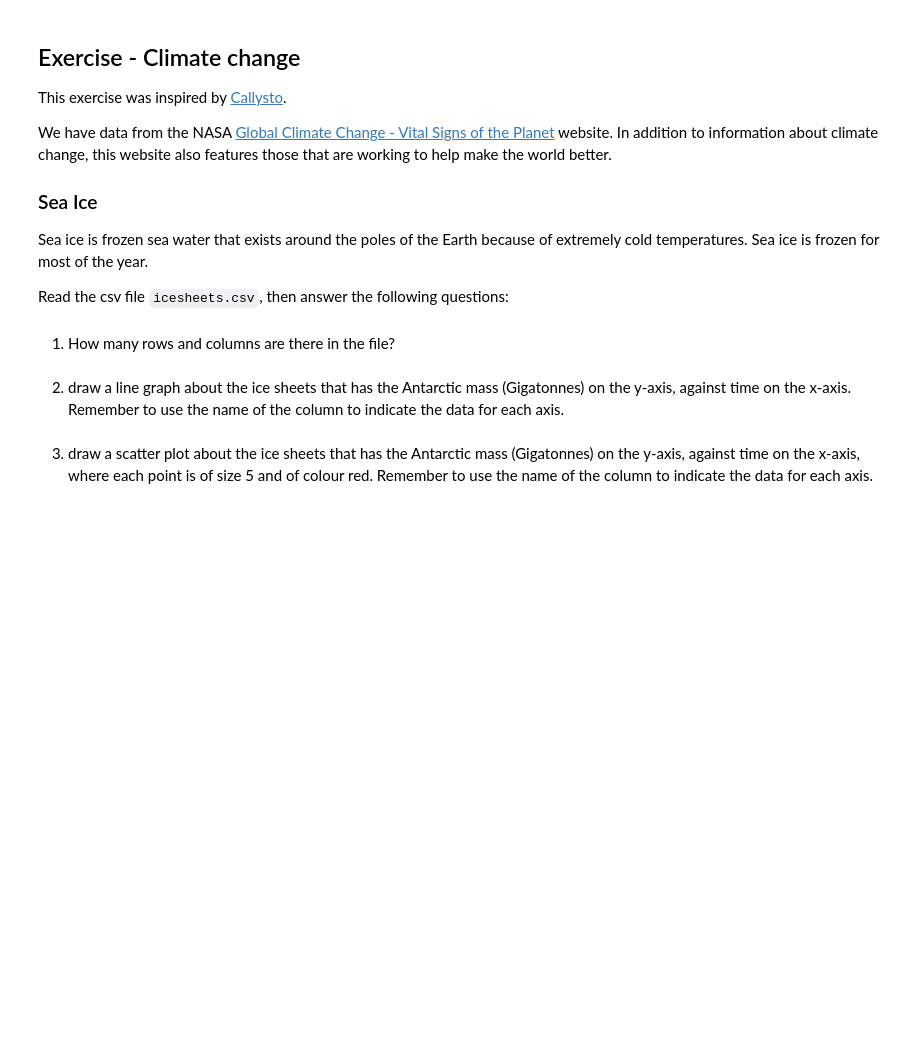
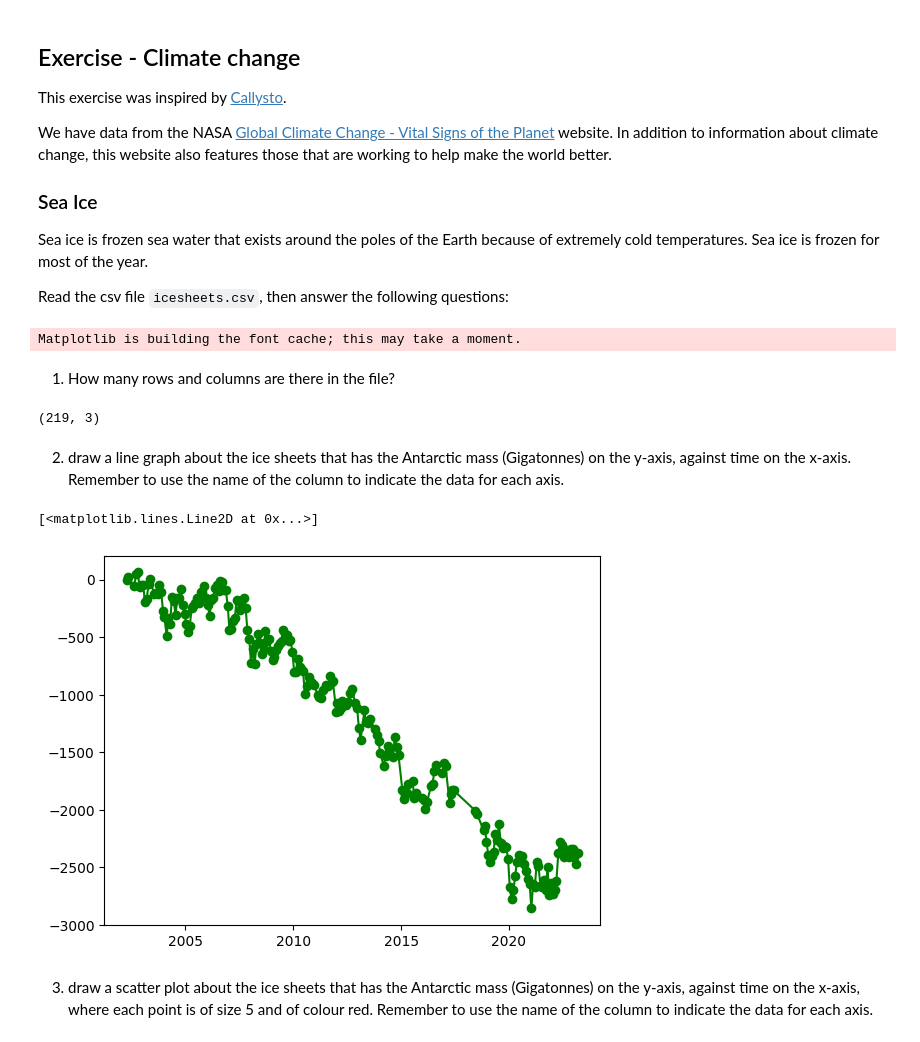
Before and after one commit to Sebastian42-5/python-2, a Jupyter notebook: week2/in-class exercise-01.ipynb, the cells around one changed output. Cells and saved outputs as stored; diff of their text form; code cells hidden in the pictures; blank space fills up the shorter version.

```diff
--- a/week2/in-class exercise-01.ipynb
+++ b/week2/in-class exercise-01.ipynb
@@ -12,15 +12,35 @@ Sea ice is frozen sea water that exists around the poles of the Earth because of
 Read the csv file `icesheets.csv`, then answer the following questions:
 # %%
 # import the needed libraries
+import pandas as pd
+import matplotlib.pyplot as plt
+
 # your code here to read the file
+
+icesheets_df = pd.read_csv('icesheets.csv')
+icesheets_df
+# %% [output]
+Matplotlib is building the font cache; this may take a moment.
 # %% [markdown]
 1. How many rows and columns are there in the file?
 # %%
 # your code to get info about the file here
+
+icesheets_df.shape
+# %% [output]
+(219, 3)
 # %% [markdown]
 2. draw a line graph about the ice sheets that has the Antarctic mass (Gigatonnes) on the y-axis, against time on the x-axis. Remember to use the name of the column to indicate the data for each axis.
 # %%
 #your plotting code here using pandas
 #plot the same graph using matplotlib
+
+xpoints = icesheets_df['TIME (year.decimal)']
+ypoints = icesheets_df['Antarctic mass (Gigatonnes)']
+
+plt.plot(xpoints, ypoints, c = 'green', marker = 'o')
+# %% [output]
+[<matplotlib.lines.Line2D at 0x...>]
+[figure, added]
 # %% [markdown]
 3. draw a scatter plot about the ice sheets that has the Antarctic mass (Gigatonnes) on the y-axis, against time on the x-axis, where each point is of size 5 and of colour red. Remember to use the name of the column to indicate the data for each axis.
```
Also changed, not shown: parts of 2 cells of this notebook, 5 other files.
